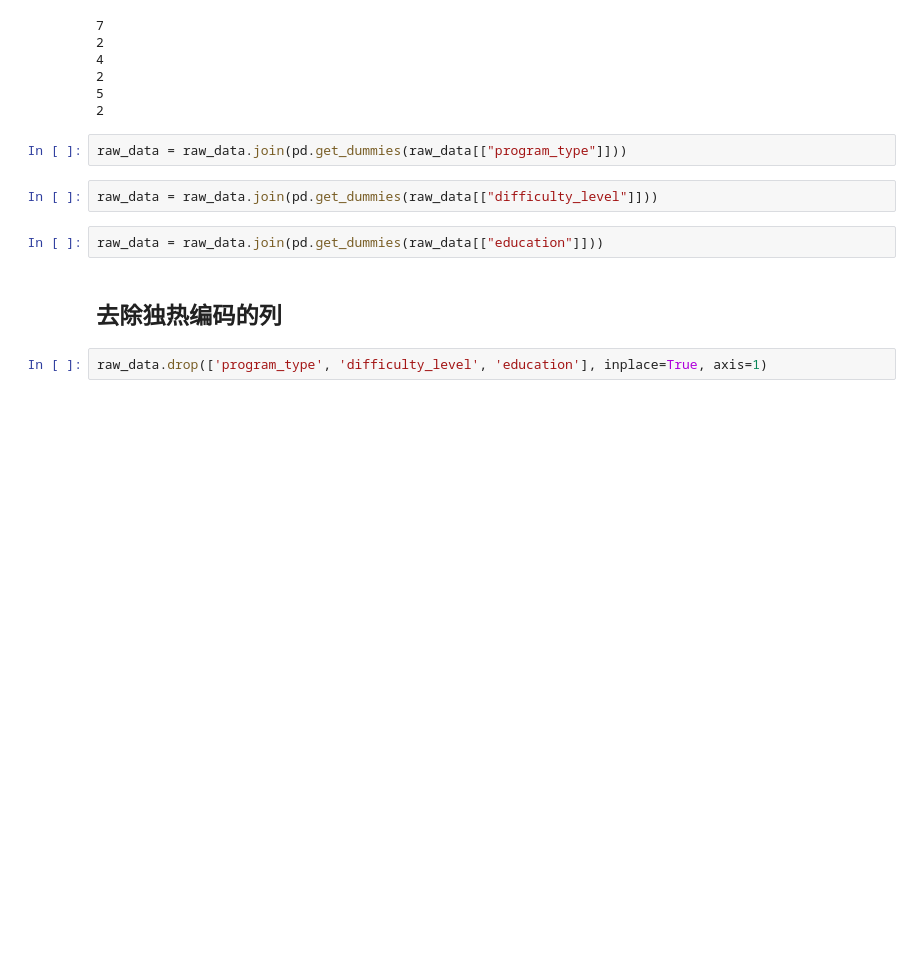
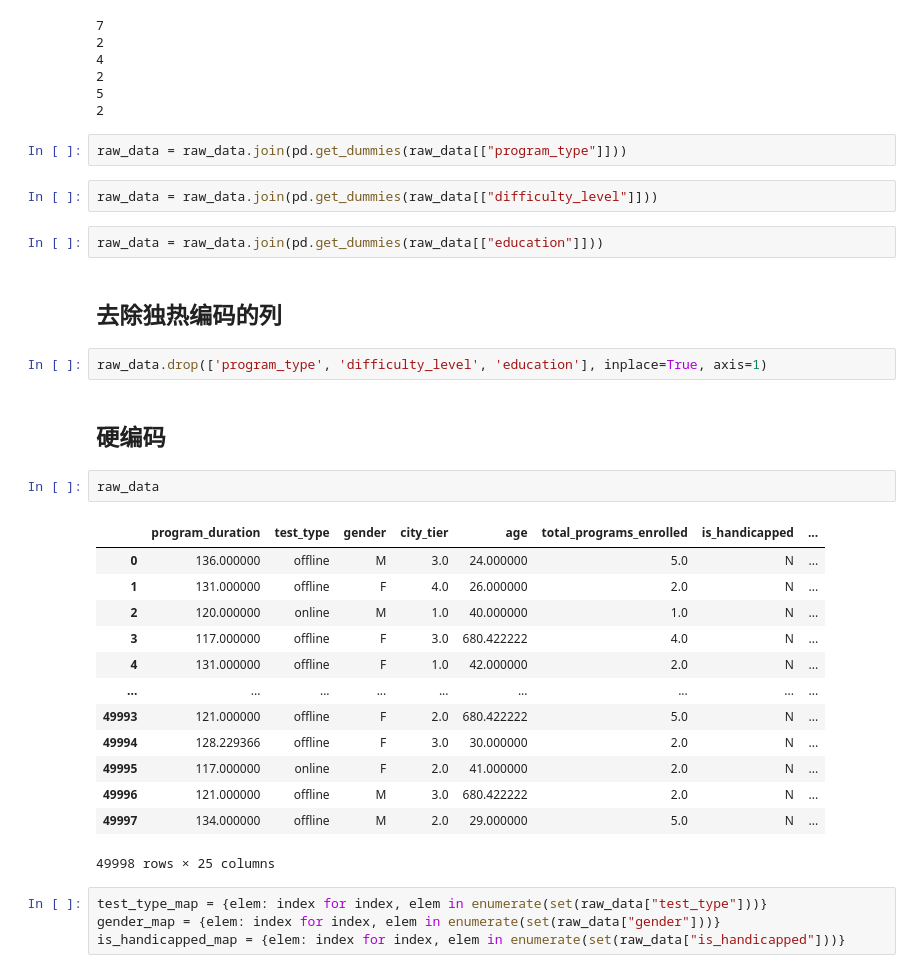
Before and after one commit to Giyn/QG2021DMGroupMidExam, a Jupyter notebook: Giyn.ipynb, the cells around one changed output. Saved outputs shown, nothing was run; the diff lists cells and outputs as text; blank space fills up the shorter version.

```diff
--- a/Giyn.ipynb
+++ b/Giyn.ipynb
@@ -147,3 +148,25 @@ raw_data = raw_data.join(pd.get_dummies(raw_data[["education"]]))
 ## 去除独热编码的列
 # %%
 raw_data.drop(['program_type', 'difficulty_level', 'education'], inplace=True, axis=1)
+# %% [markdown]
+## 硬编码
+# %%
+raw_data
+# %% [output]
+|  | program_duration | test_type | gender | city_tier | age | total_programs_enrolled | is_handicapped | ... |
+| 0 | 136.000000 | offline | M | 3.0 | 24.000000 | 5.0 | N | ... |
+| 1 | 131.000000 | offline | F | 4.0 | 26.000000 | 2.0 | N | ... |
+| 2 | 120.000000 | online | M | 1.0 | 40.000000 | 1.0 | N | ... |
+| 3 | 117.000000 | offline | F | 3.0 | 680.422222 | 4.0 | N | ... |
+| 4 | 131.000000 | offline | F | 1.0 | 42.000000 | 2.0 | N | ... |
+| ... | ... | ... | ... | ... | ... | ... | ... | ... |
+| 49993 | 121.000000 | offline | F | 2.0 | 680.422222 | 5.0 | N | ... |
+| 49994 | 128.229366 | offline | F | 3.0 | 30.000000 | 2.0 | N | ... |
+| 49995 | 117.000000 | online | F | 2.0 | 41.000000 | 2.0 | N | ... |
+| 49996 | 121.000000 | offline | M | 3.0 | 680.422222 | 2.0 | N | ... |
+| 49997 | 134.000000 | offline | M | 2.0 | 29.000000 | 5.0 | N | ... |
+49998 rows × 25 columns
+# %%
+test_type_map = {elem: index for index, elem in enumerate(set(raw_data["test_type"]))}
+gender_map = {elem: index for index, elem in enumerate(set(raw_data["gender"]))}
+is_handicapped_map = {elem: index for index, elem in enumerate(set(raw_data["is_handicapped"]))}
```
Also changed, not shown: parts of 6 cells of this notebook.
